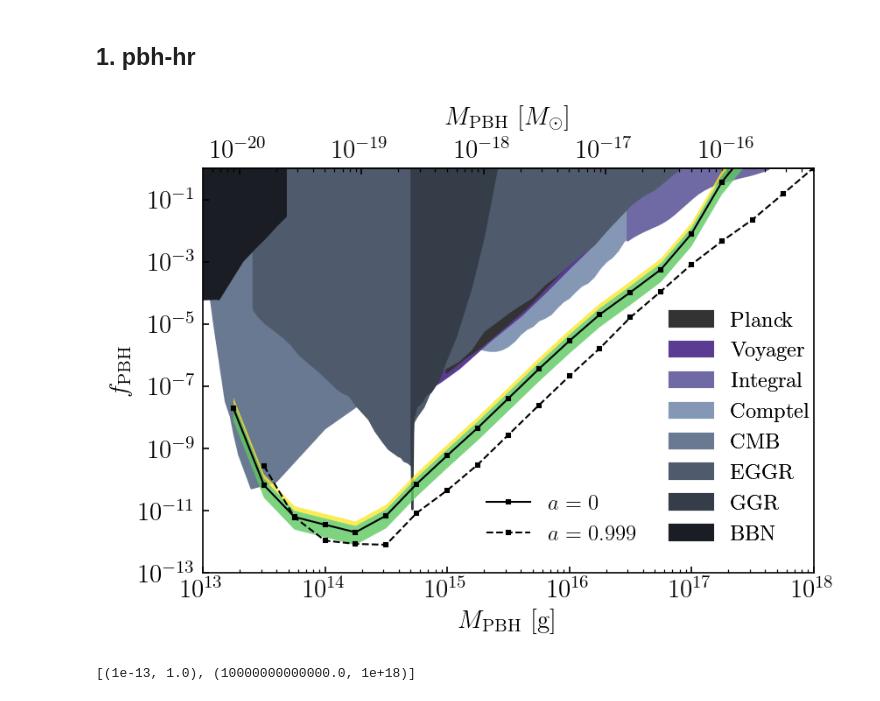
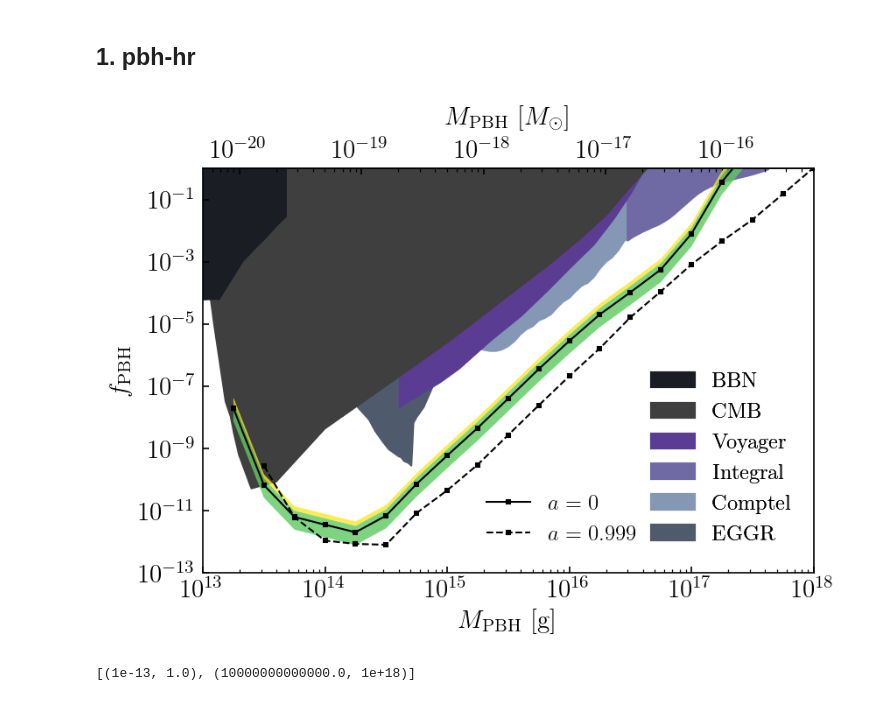
Before and after one commit to yitiansun/DM21cm, a Jupyter notebook: plotting/limits.ipynb, the cells around one changed output. Cells and saved outputs as stored; diff of their text form; code cells hidden in the pictures.

```diff
--- a/plotting/limits.ipynb
+++ b/plotting/limits.ipynb
@@ -32,7 +32,7 @@ def plot_limits(ax, channel, label=None, plot_sigma=True, **kwargs):
 ## 1. pbh-hr
 # %%
 plot_names = {
-    'limits' : ['Voyager', 'Comptel', 'CMBevap', 'INTEGRAL_NEW', 'CMB', 'EGGR', 'GGR', 'BBN'],
+    'limits' : ['Voyager', 'Comptel', 'INTEGRAL_NEW', 'CMB', 'EGGR', 'BBN'],
     'edges_limits' : ['EDGESevap-Mittal2021', 'EDGESevap-Clark2018', 'EDGESevap-Saha2021'],
     'forecasts' : ['amego'],
     'extras' : ['EGRB', 'LeoTevap', '511keV', 'INTEGRAL', 'SuperK'],
@@ -71,14 +71,14 @@ def ccmap2(x):
     return tuple(color)
 
 colors = {
-    'CMBevap' :      cms['binary'](0.8),
+    'CMBevap' :      cms['binary'](0.75),
     'Voyager' :      ccmap(0.6),
     'INTEGRAL_NEW' : ccmap(0.3),
     'Comptel' :      ccmap(0.0),
     'amego' :        cms['Reds'](0.8),
-    'CMB':           ccmap2(0.2),
+    'CMB':           cms['binary'](0.75),
     'EGGR':          ccmap2(0.4),
-    'GGR':           ccmap2(0.6),
+    # 'GGR':           ccmap2(0.6),
     'BBN':           ccmap2(0.8),
 }
 linestyles = {
@@ -114,7 +114,7 @@ zorders = {
     'EDGESevap-Mittal2021' : 6,
     'EDGESevap-Saha2021' : 6,
     'CMB': 0,
-    'EGGR': 0,
+    'EGGR': -10,
     'GGR': 0,
     'BBN': 0,
 }
@@ -139,36 +139,36 @@ if edges:
 if forecast:
     for n in plot_names['forecasts']:
         ims.append(ax.plot(data[n]['m'], data[n]['f'], lw=1, label=labels[n], ls='--', color=colors[n], zorder=zorders[n]))
 if extras:
     for n in plot_names['extras']:
         ims.append(ax.plot(data[n]['m'], data[n]['f'], lw=1, label=n, zorder=10))
 
 ax.set(xscale='log', yscale='log')
 ax.set(xlabel=r'$M_\mathrm{PBH}$ [g]', ylabel=r'$f_\mathrm{PBH}$')
 ax.set(ylim=(1e-13, 1e0), xlim=(1e13, 1e18))
 
 handles, handle_labels = plt.gca().get_legend_handles_labels()
 if edges:
     order = [2, 0, 3, 1, 4, 5, 6, 7]
     ax.legend([handles[idx] for idx in order], [handle_labels[idx] for idx in order], loc='lower right', frameon=False, fontsize=10)
 else:
     i1_s = [0, 1]
-    i2_s = [4, 2, 5, 3, 6, 7, 8, 9]
+    i2_s = [7, 5, 2, 4, 3, 6]
     hl1 = [handles[i] for i in i1_s], [handle_labels[i] for i in i1_s]
     hl2 = [handles[i] for i in i2_s], [handle_labels[i] for i in i2_s]
     # hl3 = [handles[i] for i in i3_s], [handle_labels[i] for i in i3_s]
     ax.add_artist(ax.legend(*hl1, loc=(0.45, 0.05), frameon=False))
-    ax.add_artist(ax.legend(*hl2, loc=(0.75, 0.05), frameon=False))
+    ax.add_artist(ax.legend(*hl2, loc=(0.72, 0.05), frameon=False))
     # ax.add_artist(ax.legend(*hl3, loc=(0.7, 0.1), frameon=False))
 
 grams_to_solmass = lambda x: (x * u.g).to(u.solMass).value
 solmass_to_grams = lambda x: (x * u.solMass).to(u.g).value
 ax2 = ax.secondary_xaxis(location='top', functions=(grams_to_solmass, solmass_to_grams))
 ax2.set_xlabel(r'$M_\mathrm{PBH}$ [$M_\odot$]', labelpad=8)
 
 fig.savefig('paper2/pbhhr-limits.pdf', bbox_inches='tight')
 # %% [output]
-[figure, old version]
+[figure, new version]
 # %%
 # comparison
 fig, ax = plt.subplots(1, 1, figsize=(6, 4))
```
Also changed, not shown: parts of 3 cells of this notebook, 6 other files.
